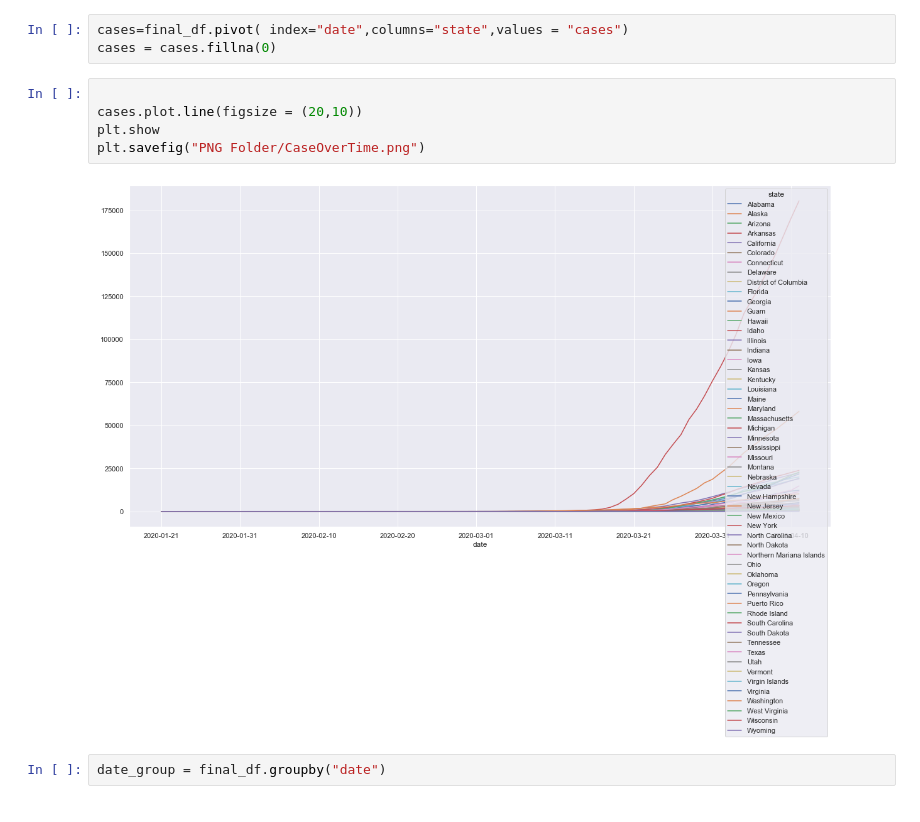
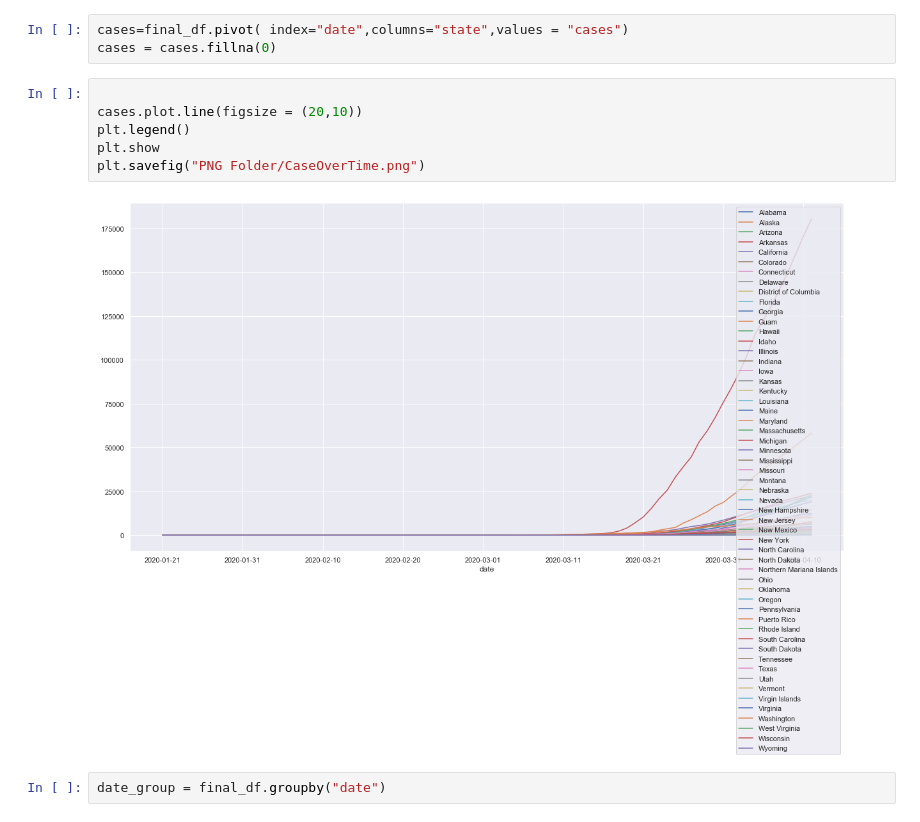
Before and after one commit to lmstevens/Group_Project_1, a Jupyter notebook: Jimmy_Graphics.ipynb, the cells around one changed output. Cells and saved outputs as stored; diff of their text form.

```diff
--- a/Jimmy_Graphics.ipynb
+++ b/Jimmy_Graphics.ipynb
@@ -177,10 +190,11 @@ cases = cases.fillna(0)
 # %%
 
 cases.plot.line(figsize = (20,10))
+plt.legend()
 plt.show
 plt.savefig("PNG Folder/CaseOverTime.png")
 # %% [output]
-[figure, old version]
+[figure, new version]
 # %%
 date_group = final_df.groupby("date")
 # %%
```
Also changed, not shown: parts of 16 cells of this notebook, 7 other files.
